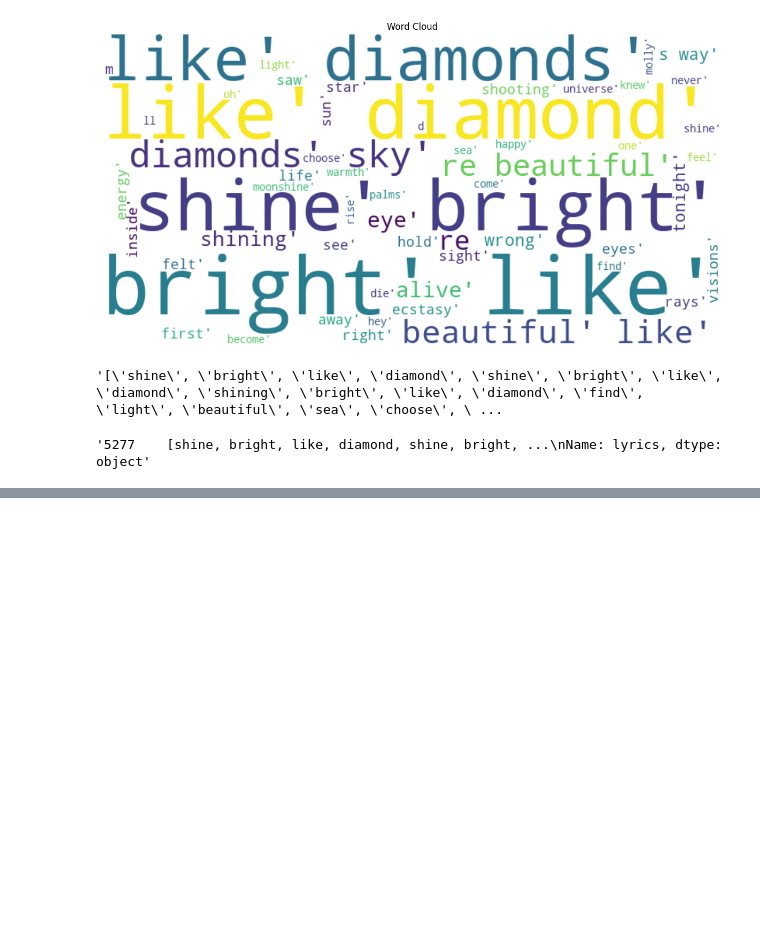
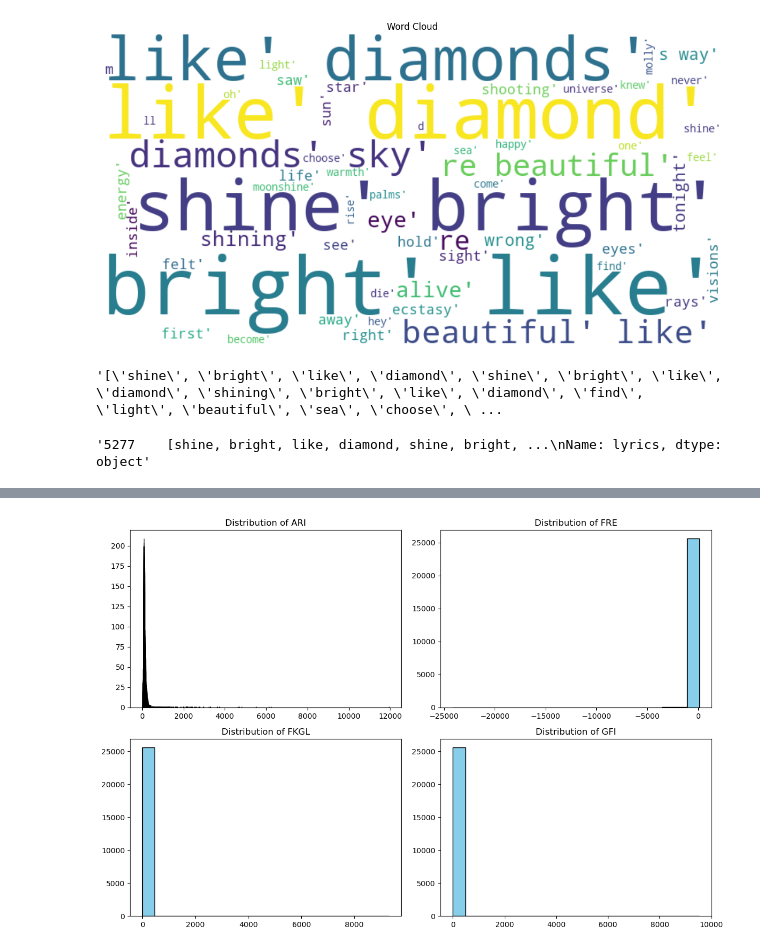
Before and after one commit to merve017/spotify_nlp, a Jupyter notebook: get_language.ipynb, the cells around one changed output, grey strips where cells are left out. Cells and saved outputs as stored; diff of their text form; code cells hidden in the pictures; blank space fills up the shorter version.

```diff
--- a/get_language.ipynb
+++ b/get_language.ipynb
@@ -271,0 +371,41 @@ str(filtered_df)
+# %%
+import textstat
+
+def calculate_readability_metrics(text):
+    try:
+        ari = textstat.automated_readability_index(text)
+        fre = textstat.flesch_reading_ease(text)
+        fkgl = textstat.flesch_kincaid_grade(text)
+        gfi = textstat.gunning_fog(text)
+    except:
+        ari, fre, fkgl, gfi = [None]*4
+
+    return pd.Series((ari, fre, fkgl, gfi))
+
+tracks_lang_no_dup['lyrics_str'] = tracks_lang_no_dup['lyrics'].astype(str)
+tracks_lang_no_dup[['ARI', 'FRE', 'FKGL', 'GFI']] = tracks_lang_no_dup['lyrics_str'].apply(calculate_readability_metrics)
+# %%
+import matplotlib.pyplot as plt
+
+fig, axs = plt.subplots(2, 2, figsize=(12, 8))
+
+# Histogram of ARI
+axs[0, 0].hist(tracks_lang_no_dup['ARI'].dropna(), bins=20000, color='skyblue', edgecolor='black')
+axs[0, 0].set_title('Distribution of ARI')
+
+# Histogram of FRE
+axs[0, 1].hist(tracks_lang_no_dup['FRE'].dropna(), bins=20, color='skyblue', edgecolor='black')
+axs[0, 1].set_title('Distribution of FRE')
+
+# Histogram of FKGL
+axs[1, 0].hist(tracks_lang_no_dup['FKGL'].dropna(), bins=20, color='skyblue', edgecolor='black')
+axs[1, 0].set_title('Distribution of FKGL')
+
+# Histogram of GFI
+axs[1, 1].hist(tracks_lang_no_dup['GFI'].dropna(), bins=20, color='skyblue', edgecolor='black')
+axs[1, 1].set_title('Distribution of GFI')
+
+plt.tight_layout()
+plt.show()
+# %% [output]
+[figure, added]
```
Also changed, not shown: parts of 16 cells of this notebook, 2 other files.
